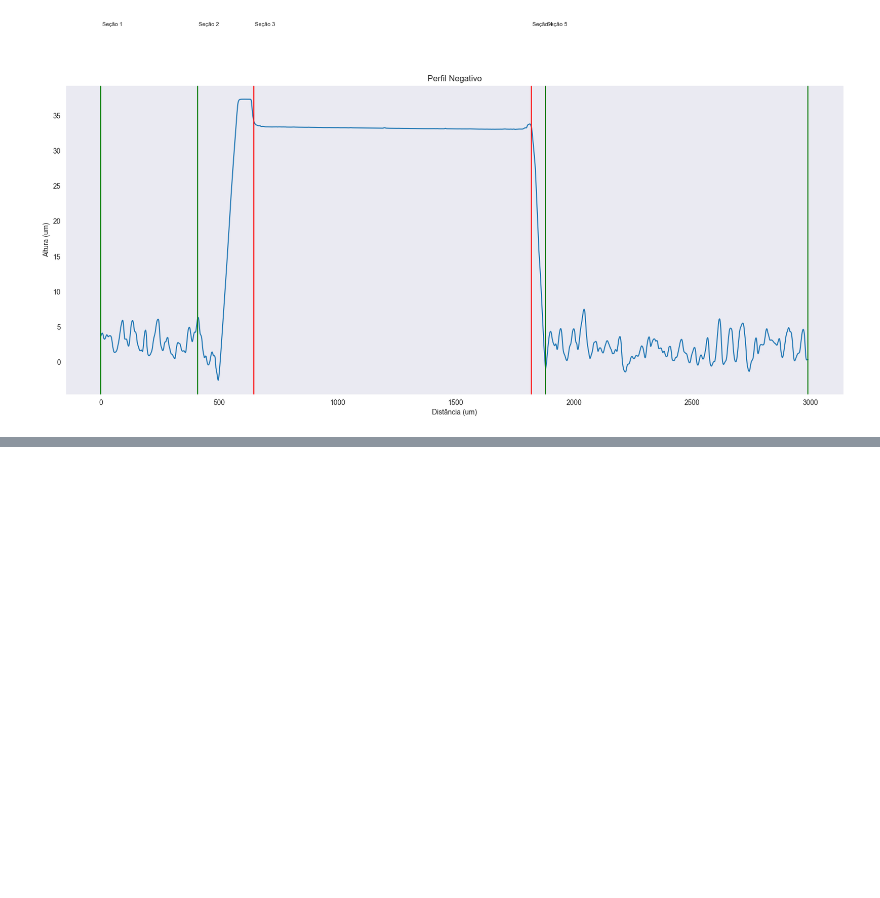
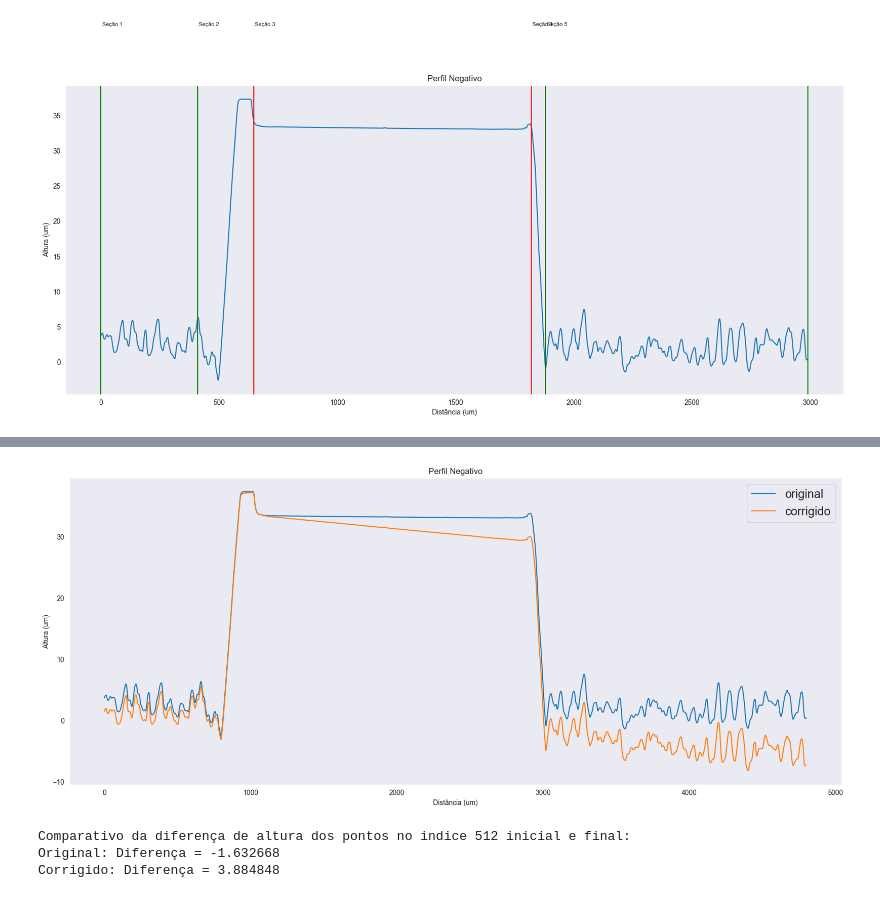
Before and after one commit to Pidoviski/calculadora_de_rugosidade, a Jupyter notebook: main.ipynb, the cells around one changed output, grey strips where cells are left out. Drawn from its saved outputs; the diff is of its cells as text; code cells hidden in the pictures; blank space fills up the shorter version.

```diff
--- a/main.ipynb
+++ b/main.ipynb
@@ -601,3 +623,45 @@ plt.show()
+# %%
+aux = pd.Series()
+
+for i in range(len(y)-1):
+    if y[i] > p_x[0]:
+        d_ = y[i] - p_x[0]
+        h_ = radianos*d_
+
+        aux[i] = altura[i] - h_
+    elif y[i] == p_x[0]:
+        aux[i] = altura[i]
+        pass
+    else:
+        d_ = p_x[0] - y[i]
+        h_ = radianos*d_
+
+        aux[i] = altura[i] - h_
+
+
+ax = sns.lineplot(altura, label = 'original')
+ax1 = sns.lineplot(aux, label = 'corrigido')
+
+ax.figure.set_size_inches(20,8)
+ax.set_title("Perfil %s"%Perfil)
+ax.set(xlabel = "Distância (um)", ylabel = "Altura (um)")
+
+plt.legend(fontsize = 'xx-large')
+
+plt.show()
+# %% [output]
+[figure, added]
+# %%
+d1 = aux[512] - aux[secao5_termina-512]
+d2 = altura[512] - altura[secao5_termina-512]
+
+for i in range(len(altura)-1):
+    altura[i] = aux[i]
+print("Comparativo da diferença de altura dos pontos no indice 512 inicial e final:\nOriginal: Diferença = %f\nCorrigido: Diferença = %f"%(d2,d1))
+# %% [output]
+Comparativo da diferença de altura dos pontos no indice 512 inicial e final:
+Original: Diferença = -1.632668
+Corrigido: Diferença = 3.884848
 # %%
 secao1 = pd.Series()
 secao2 = pd.Series()
```
Also changed, not shown: parts of 5 cells of this notebook.
